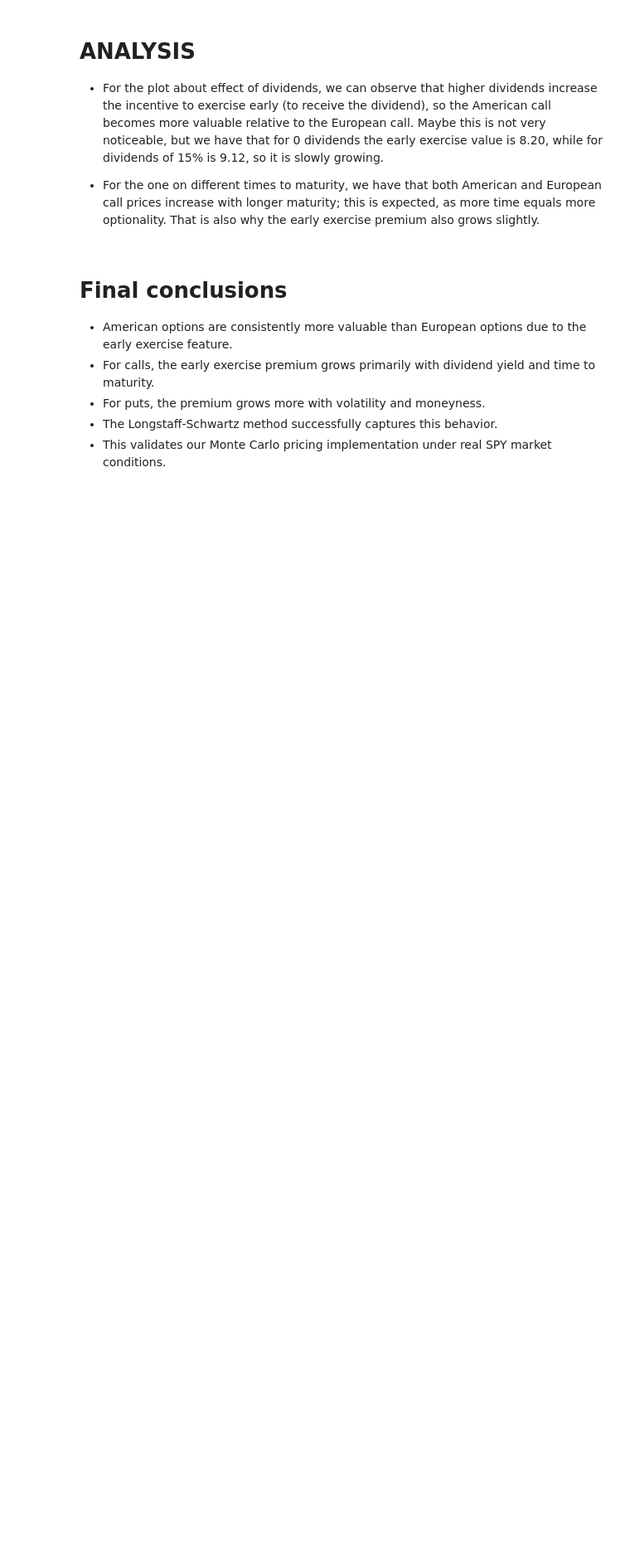
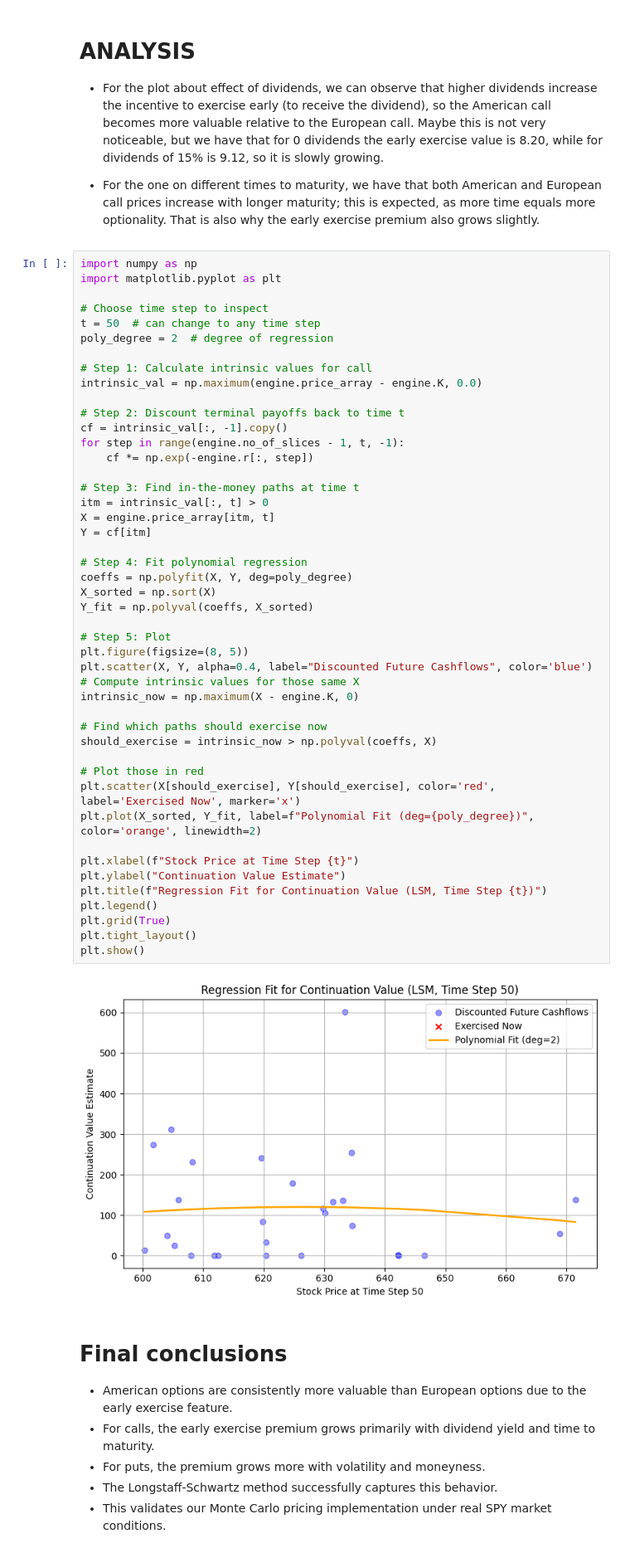
Before and after one commit to glorivaas/Risk_Measures, a Jupyter notebook: PROJECT.ipynb, the cells around one changed output. Shown: that part at 83% size. Saved outputs shown, nothing was run; the diff lists cells and outputs as text; blank space fills up the shorter version.

```diff
--- a/PROJECT.ipynb
+++ b/PROJECT.ipynb
@@ -628,6 +628,54 @@ plt.show()
 - For the plot about effect of dividends, we can observe that higher dividends increase the incentive to exercise early (to receive the dividend), so the American call becomes more valuable relative to the European call. Maybe this is not very noticeable, but we have that for 0 dividends the early exercise value is 8.20, while for dividends of 15% is 9.12, so it is slowly growing.
 
 - For the one on different times to maturity, we have that both American and European call prices increase with longer maturity; this is expected, as more time equals more optionality. That is also why the early exercise premium also grows slightly.
+# %%
+import numpy as np
+import matplotlib.pyplot as plt
+
+# Choose time step to inspect
+t = 50  # can change to any time step
+poly_degree = 2  # degree of regression
+
+# Step 1: Calculate intrinsic values for call
+intrinsic_val = np.maximum(engine.price_array - engine.K, 0.0)
+
+# Step 2: Discount terminal payoffs back to time t
+cf = intrinsic_val[:, -1].copy()
+for step in range(engine.no_of_slices - 1, t, -1):
+    cf *= np.exp(-engine.r[:, step])
+
+# Step 3: Find in-the-money paths at time t
+itm = intrinsic_val[:, t] > 0
+X = engine.price_array[itm, t]
+Y = cf[itm]
+
+# Step 4: Fit polynomial regression
+coeffs = np.polyfit(X, Y, deg=poly_degree)
+X_sorted = np.sort(X)
+Y_fit = np.polyval(coeffs, X_sorted)
+
+# Step 5: Plot
+plt.figure(figsize=(8, 5))
+plt.scatter(X, Y, alpha=0.4, label="Discounted Future Cashflows", color='blue')
+# Compute intrinsic values for those same X
+intrinsic_now = np.maximum(X - engine.K, 0)
+
+# Find which paths should exercise now
+should_exercise = intrinsic_now > np.polyval(coeffs, X)
+
+# Plot those in red
+plt.scatter(X[should_exercise], Y[should_exercise], color='red', label='Exercised Now', marker='x')
+plt.plot(X_sorted, Y_fit, label=f"Polynomial Fit (deg={poly_degree})", color='orange', linewidth=2)
+
+plt.xlabel(f"Stock Price at Time Step {t}")
+plt.ylabel("Continuation Value Estimate")
+plt.title(f"Regression Fit for Continuation Value (LSM, Time Step {t})")
+plt.legend()
+plt.grid(True)
+plt.tight_layout()
+plt.show()
+# %% [output]
+[figure, added]
 # %% [markdown]
 # **Final conclusions**
 - American options are consistently more valuable than European options due to the early exercise feature.
```
